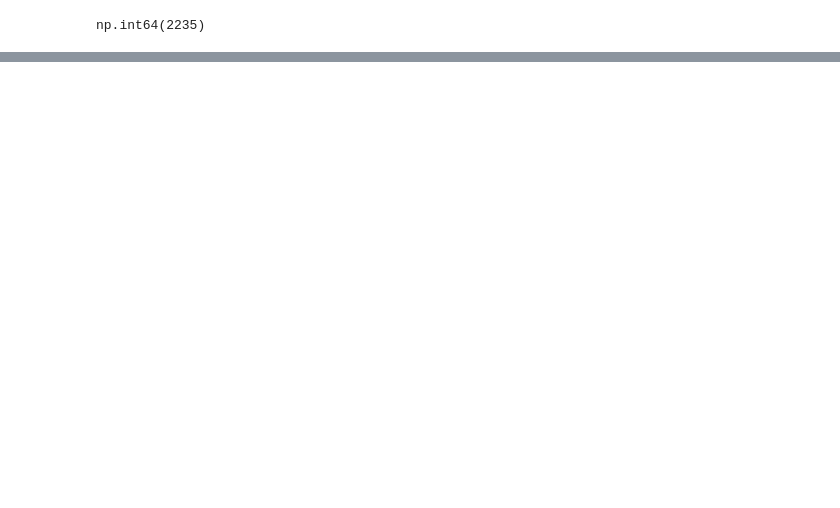
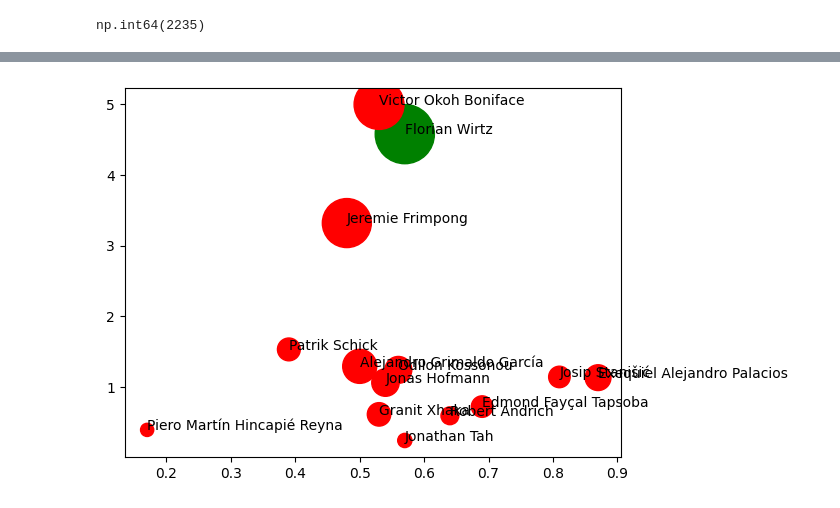
Before and after one commit to TobiaszKuc/_football_analysis, a Jupyter notebook: Jupyter Notebooks/WirtzProject/FlorianWirtzAnalysis.ipynb, the cells around one changed output, grey strips where cells are left out. Saved outputs shown, nothing was run; the diff lists cells and outputs as text; code cells hidden in the pictures; blank space fills up the shorter version.

```diff
--- a/Jupyter Notebooks/WirtzProject/BayerLeverkusen.ipynb
+++ b/Jupyter Notebooks/WirtzProject/FlorianWirtzAnalysis.ipynb
@@ -464,0 +453,23 @@ np.float64(0.57)
+# %%
+succ_dribbles = bl[(bl["dribble_outcome"] == "Complete") & (bl["team"] == "Bayer Leverkusen")].groupby("player").agg({"dribble_outcome":"count"})
+succ_dribbles.columns = ["Successful Dribbles"]
+succ_dribbles = succ_dribbles.reset_index()
+for_plot = pd.merge(
+    left = dribbles_per90,
+    right = succ_dribbles,
+    left_on = "player",
+    right_on = "player",
+    how = "left")
+
+for_plot["Success Rate"] = round(for_plot["Successful Dribbles"]/ for_plot["Dribbles"], 2)
+colors = []
+for _, row in for_plot.iterrows():
+    if row["player"] == "Florian Wirtz":
+        colors.append("green")
+    else:
+        colors.append("red")
+plot = plt.scatter(x = for_plot["Success Rate"], y = dribbles_per90["Dribbles per 90"], color = colors, s = for_plot["Dribbles"]*15)
+for _, row in for_plot.iterrows():
+    plt.annotate(row["player"], (row["Success Rate"], row["Dribbles per 90"]))
+# %% [output]
+[figure, added]
```
Also changed, not shown: parts of 22 cells of this notebook.
